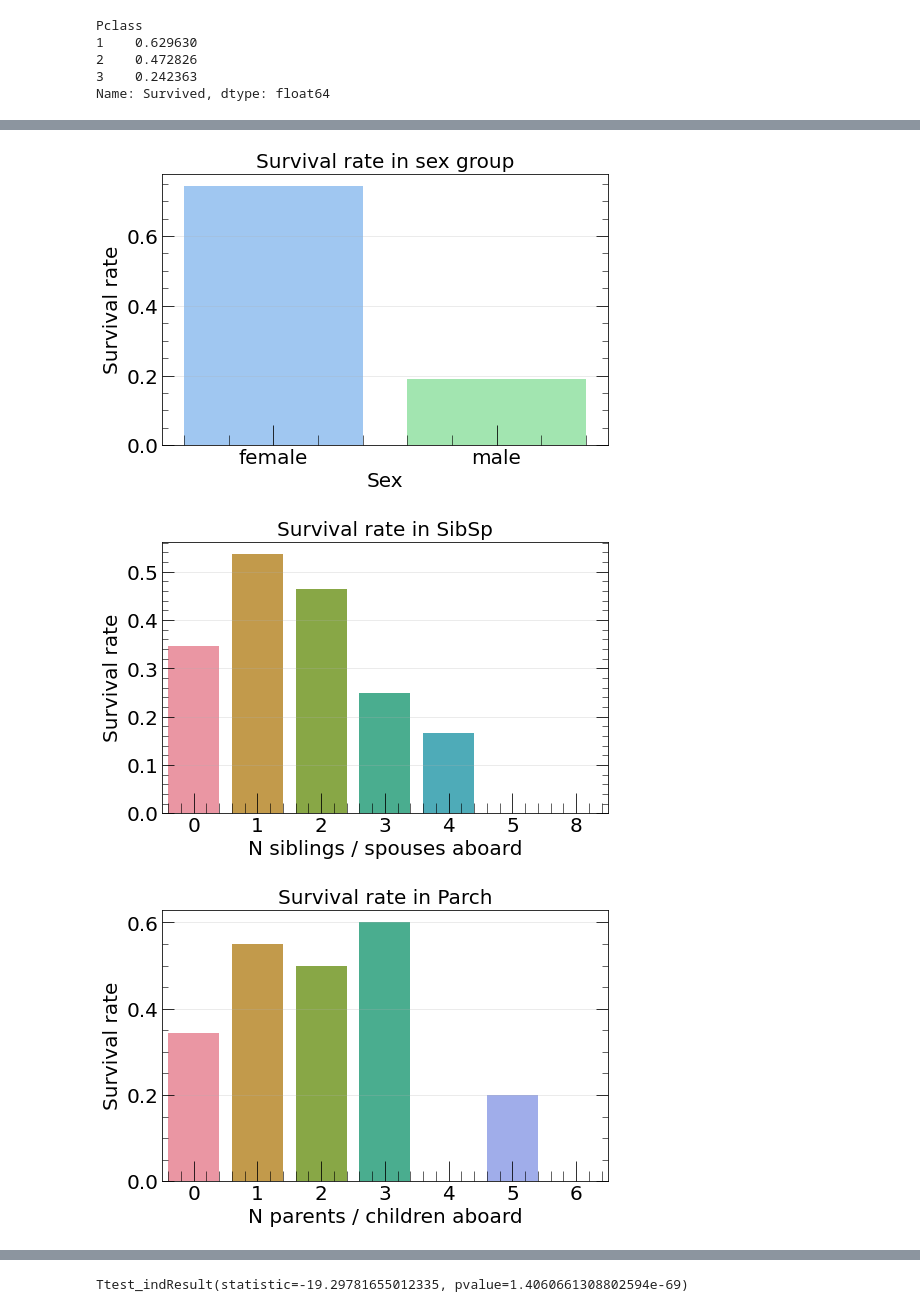
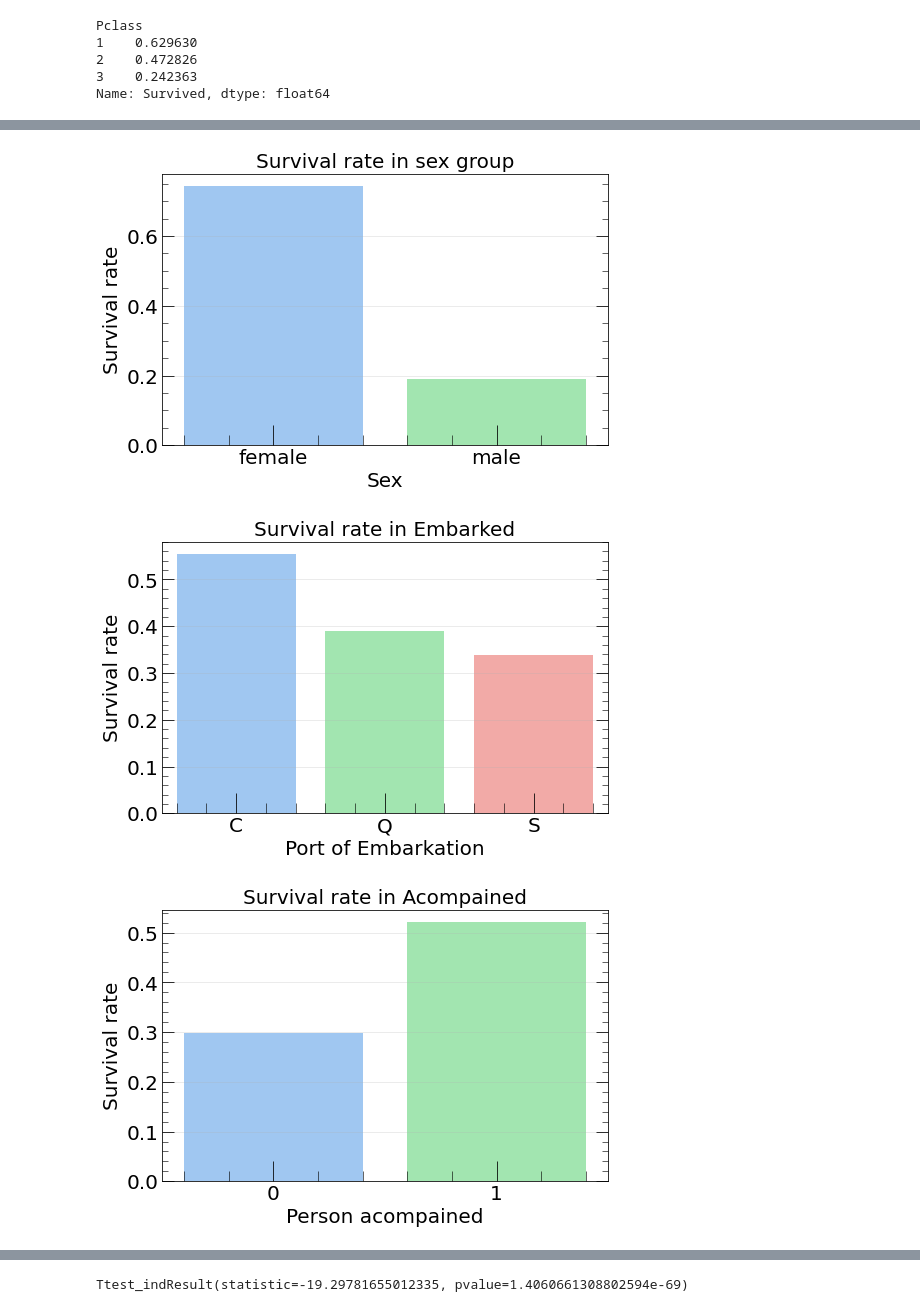
Before and after one commit to Sirnobaka/Kaggle_notebooks, a Jupyter notebook: Titanic/Titanic.ipynb, the cells around one changed output, grey strips where cells are left out. Saved outputs shown, nothing was run; the diff lists cells and outputs as text; code cells hidden in the pictures.

```diff
--- a/Titanic/Titanic.ipynb
+++ b/Titanic/Titanic.ipynb
@@ -310,6 +673,11 @@ titanic_data.head(10)
 # %%
 # Extract titles which end with '.' into the Name column
 
-titanic_data['Title'] = titanic_data['Name'].str.extract('([A-Za-z]+)\.', expand=False)
-titanic_data['Title'].unique()
+for dataset in titanic_combine:
+    dataset['Title'] = dataset.Name.str.extract('([A-Za-z]+)\.', expand=False)
+    print(dataset['Title'].unique())
+
+#titanic_data = titanic_combine[0]
+#titanic_data_test = titanic_combine[1]
+titanic_combine[0].head(10)
 # %% [output]
@@ -341,6 +753,3 @@ Name: Title, dtype: int64
 # %%
-# Now we can replace all values with counts below Master count with 'Others'
-titles_to_replace = titanic_data['Title'].value_counts()[4:].index.tolist()
-titanic_data['Title'] = titanic_data['Title'].replace(titles_to_replace, 'Others')
 titanic_data.head()
 # %% [output]
@@ -363,5 +772,3 @@ Name: Title, dtype: int64
 # %%
-# Drop Name column
-titanic_data = titanic_data.drop('Name', axis=1)
-titanic_data.head()
+titanic_combine[0].info()
 # %% [output]
@@ -376,5 +792,0 @@ titanic_data.head()
-# %%
-# Drop 'PassengerId' col
-titanic_data = titanic_data.drop(['PassengerId'], axis=1)
-print(titanic_data.shape)
-titanic_data.head()
@@ -480,45 +884,39 @@ distribution(data=pclass_survived_dist,
 sex_survived_dist = titanic_data.groupby('Sex').Survived.mean()
 distribution(data=sex_survived_dist,
              title='Survival rate in sex group',
              x_label='Sex',
              y_label='Survival rate')
 
-# SibSp (is categorical or numercal?)
-sibsp_survived_dist = titanic_data.groupby('SibSp').Survived.mean()
-distribution(data=sibsp_survived_dist,
-             title='Survival rate in SibSp',
-             x_label='N siblings / spouses aboard',
-             y_label='Survival rate')
-
-# SibSp (is categorical or numercal?)
-parch_survived_dist = titanic_data.groupby('Parch').Survived.mean()
-distribution(data=parch_survived_dist,
-             title='Survival rate in Parch',
-             x_label='N parents / children aboard',
-             y_label='Survival rate')
 
 # Embarked
 parch_survived_dist = titanic_data.groupby('Embarked').Survived.mean()
 distribution(data=parch_survived_dist,
              title='Survival rate in Embarked',
              x_label='Port of Embarkation',
              y_label='Survival rate')
 
 # Acompained
 parch_survived_dist = titanic_data.groupby('Acompained').Survived.mean()
 distribution(data=parch_survived_dist,
              title='Survival rate in Acompained',
              x_label='Person acompained',
              y_label='Survival rate')
 
+# IsAlone
+parch_survived_dist = titanic_data.groupby('IsAlone').Survived.mean()
+distribution(data=parch_survived_dist,
+             title='Survival rate in IsAlone',
+             x_label='Person is alone',
+             y_label='Survival rate')
+
 # Title
 parch_survived_dist = titanic_data.groupby('Title').Survived.mean()
 distribution(data=parch_survived_dist,
              title='Survival rate in Title cattgory',
              x_label='Persons title',
              y_label='Survival rate')
 # %% [output]
 [figure]
 [figure]
-[figure, old version]
+[figure, new version]
-[figure, old version]
+[figure, new version]
```
Also changed, not shown: parts of 144 cells of this notebook.
